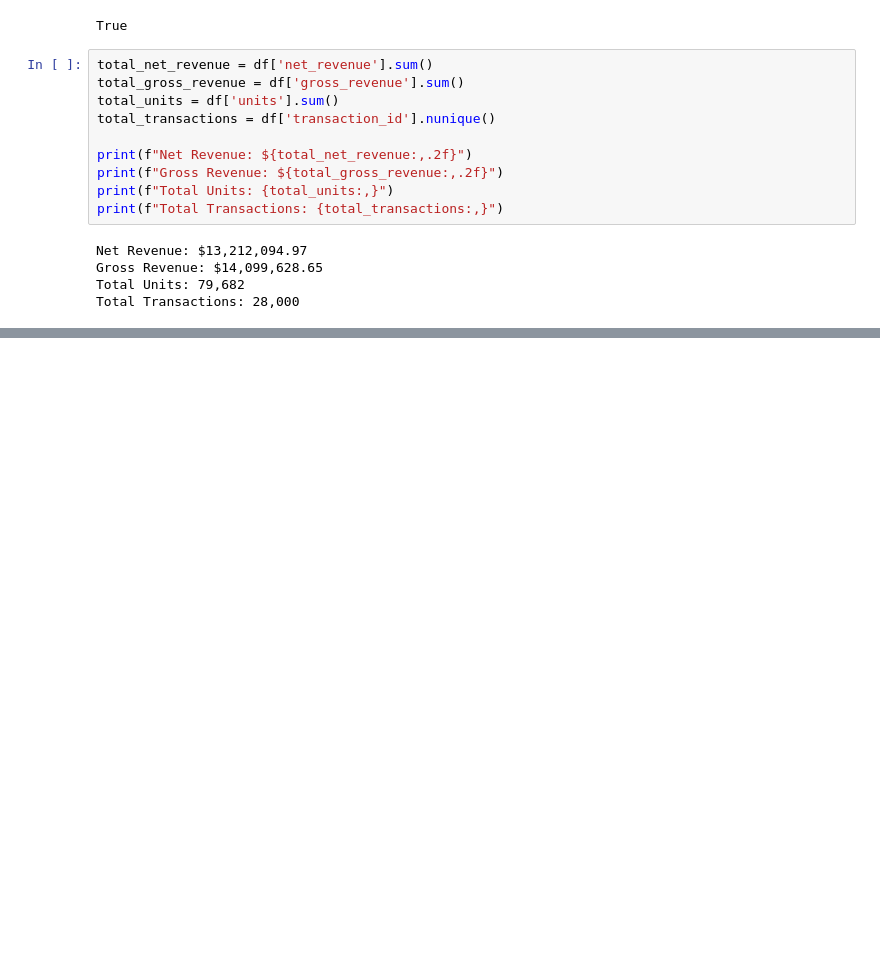
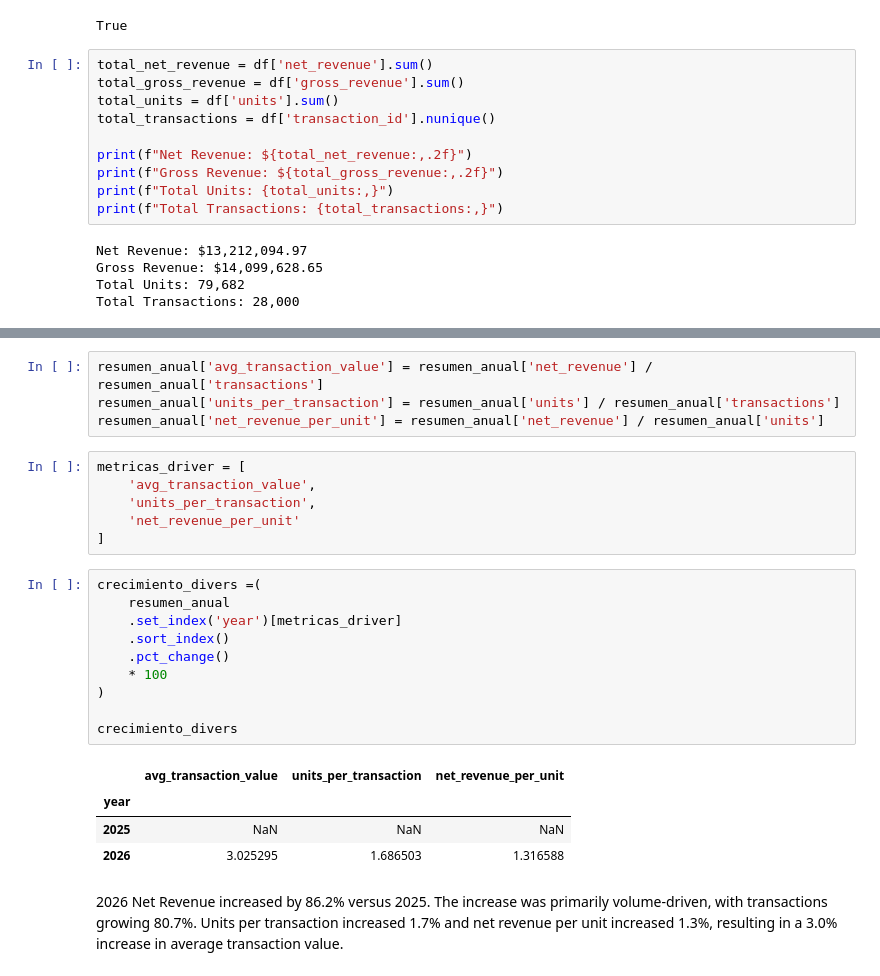
Before and after one commit to alexischevanier-byte/analytics-retail, a Jupyter notebook: notebooks/01_business_analysis.ipynb, the cells around one changed output, grey strips where cells are left out. Saved outputs shown, nothing was run; the diff lists cells and outputs as text; blank space fills up the shorter version.

```diff
--- a/notebooks/01_business_analysis.ipynb
+++ b/notebooks/01_business_analysis.ipynb
@@ -591,0 +650,27 @@ df[['net_revenue', 'gross_revenue', 'units', 'transaction_id']].groupby(df['tran
+# %%
+resumen_anual['avg_transaction_value'] = resumen_anual['net_revenue'] / resumen_anual['transactions']
+resumen_anual['units_per_transaction'] = resumen_anual['units'] / resumen_anual['transactions']
+resumen_anual['net_revenue_per_unit'] = resumen_anual['net_revenue'] / resumen_anual['units']
+# %%
+metricas_driver = [
+    'avg_transaction_value',
+    'units_per_transaction',
+    'net_revenue_per_unit'
+]
+# %%
+crecimiento_divers =(
+    resumen_anual
+    .set_index('year')[metricas_driver]
+    .sort_index()
+    .pct_change()
+    * 100
+)
+
+crecimiento_divers
+# %% [output]
+|  | avg_transaction_value | units_per_transaction | net_revenue_per_unit |
+| year |  |  |  |
+| 2025 | NaN | NaN | NaN |
+| 2026 | 3.025295 | 1.686503 | 1.316588 |
+# %% [markdown]
+2026 Net Revenue increased by 86.2% versus 2025. The increase was primarily volume-driven, with transactions growing 80.7%. Units per transaction increased 1.7% and net revenue per unit increased 1.3%, resulting in a 3.0% increase in average transaction value.
```
Also changed, not shown: parts of 4 cells of this notebook.
